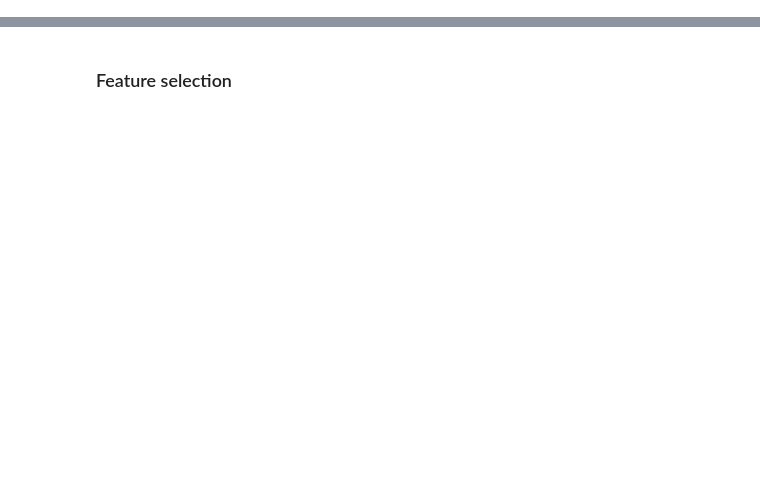
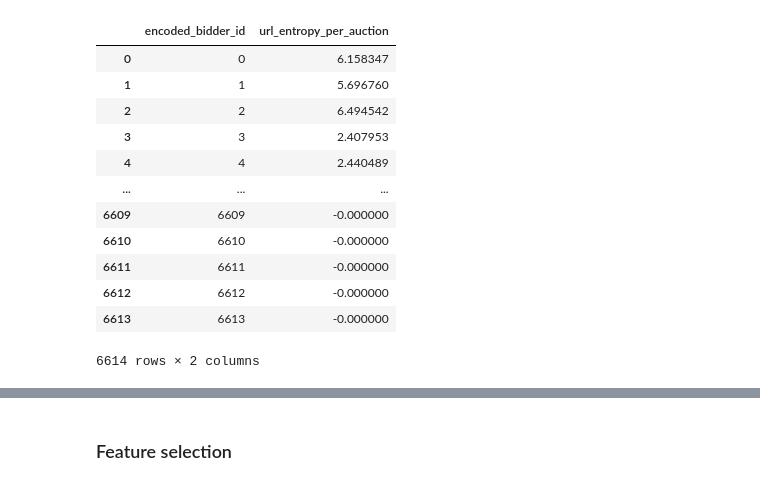
Before and after one commit to trueilorp/Bidder-classification, a Jupyter notebook: RF/note7.ipynb, the cells around one changed output, grey strips where cells are left out. Saved outputs shown, nothing was run; the diff lists cells and outputs as text; code cells hidden in the pictures; blank space fills up the shorter version.

```diff
--- a/RF/note7.ipynb
+++ b/RF/note7.ipynb
@@ -101,3 +120,33 @@ bidder.drop(['payment_account', 'address'], axis=1, inplace=True)
 count_for_bidder = bids.groupby("encoded_bidder_id").nunique()
 df_train_bidder = pd.merge(bidder, count_for_bidder, on='encoded_bidder_id', how='left') # drop the right
 df_train_bidder = df_train_bidder.rename(columns = {'bid_id': 'N_bids', 'auction': 'N_auctions', 'merchandise': 'N_merchandise', 'device': 'N_device', 'time': 'N_time', 'country': 'N_country', 'ip': 'N_ip', 'url': 'N_url'})
+# %%
+temp = bids.groupby(['encoded_bidder_id', 'auction'])['url'].count().reset_index(name='url_per_auction_count')
+
+def calculate_entropy(values):
+	total = sum(values)
+	probabilities = [count / total for count in values]
+	return -sum(p * np.log2(p) for p in probabilities if p > 0)
+
+# Calculate entropy for each bidder per auction
+bids_per_auction_url_entropy = (
+	temp.groupby(['encoded_bidder_id'])['url_per_auction_count']
+	.apply(calculate_entropy)
+	.reset_index(name='url_entropy_per_auction')
+)
+
+bids_per_auction_url_entropy
+# %% [output]
+|  | encoded_bidder_id | url_entropy_per_auction |
+| 0 | 0 | 6.158347 |
+| 1 | 1 | 5.696760 |
+| 2 | 2 | 6.494542 |
+| 3 | 3 | 2.407953 |
+| 4 | 4 | 2.440489 |
+| ... | ... | ... |
+| 6609 | 6609 | -0.000000 |
+| 6610 | 6610 | -0.000000 |
+| 6611 | 6611 | -0.000000 |
+| 6612 | 6612 | -0.000000 |
+| 6613 | 6613 | -0.000000 |
+6614 rows × 2 columns
```
Also changed, not shown: parts of 18 cells of this notebook, 2 other files.
